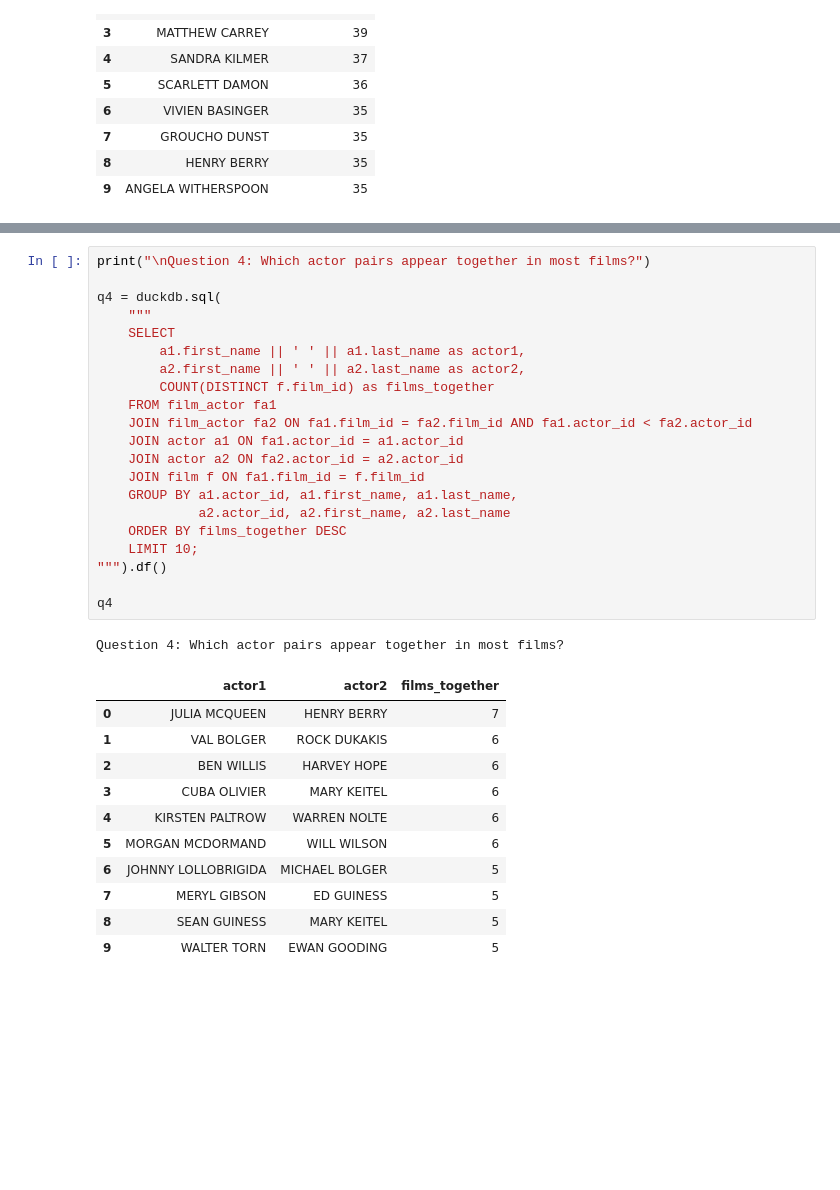
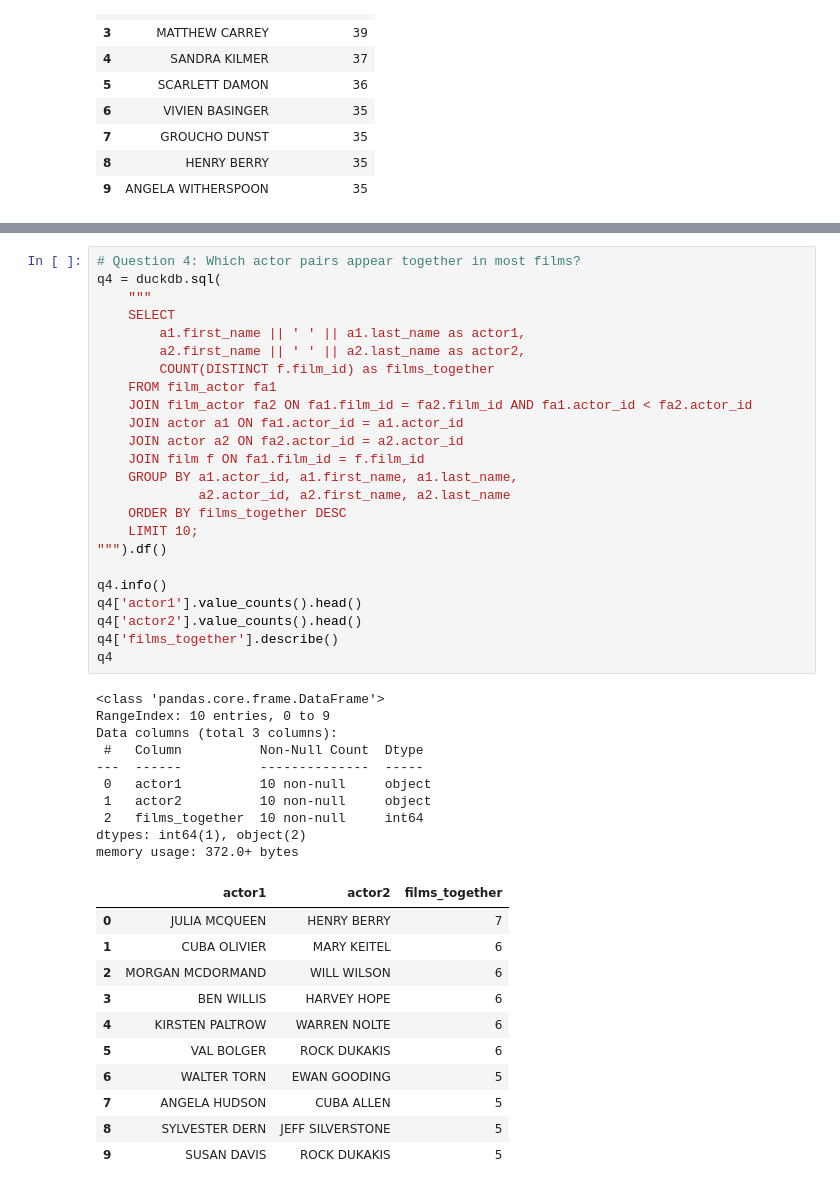
Before and after one commit to NasrWahi/sql_lab1_de25, a Jupyter notebook: duckdb_pandas.ipynb, the cells around one changed output, grey strips where cells are left out. Cells and saved outputs as stored; diff of their text form; blank space fills up the shorter version.

Commit message:
Done with task 1f questions, also combined pandas and duckdb

```diff
--- a/duckdb_pandas.ipynb
+++ b/duckdb_pandas.ipynb
@@ -302,36 +339,48 @@ Question 3: Which actors appear in the most diverse categories?
 | 8 | IAN TANDY | 16 | 31 |
 | 9 | MICHAEL BOLGER | 16 | 30 |
 # %%
-print("\nQuestion 4: Which actor pairs appear together in most films?")
-
+# Question 4: Which actor pairs appear together in most films?
 q4 = duckdb.sql(
     """
     SELECT
         a1.first_name || ' ' || a1.last_name as actor1,
         a2.first_name || ' ' || a2.last_name as actor2,
         COUNT(DISTINCT f.film_id) as films_together
     FROM film_actor fa1
     JOIN film_actor fa2 ON fa1.film_id = fa2.film_id AND fa1.actor_id < fa2.actor_id
     JOIN actor a1 ON fa1.actor_id = a1.actor_id
     JOIN actor a2 ON fa2.actor_id = a2.actor_id
     JOIN film f ON fa1.film_id = f.film_id
     GROUP BY a1.actor_id, a1.first_name, a1.last_name,
              a2.actor_id, a2.first_name, a2.last_name
     ORDER BY films_together DESC
     LIMIT 10;
 """).df()
 
+q4.info()
+q4['actor1'].value_counts().head()
+q4['actor2'].value_counts().head()
+q4['films_together'].describe()
 q4
 # %% [output]
-Question 4: Which actor pairs appear together in most films?
+<class 'pandas.core.frame.DataFrame'>
+RangeIndex: 10 entries, 0 to 9
+Data columns (total 3 columns):
+ #   Column          Non-Null Count  Dtype
+---  ------          --------------  -----
+ 0   actor1          10 non-null     object
+ 1   actor2          10 non-null     object
+ 2   films_together  10 non-null     int64
+dtypes: int64(1), object(2)
+memory usage: 372.0+ bytes
 |  | actor1 | actor2 | films_together |
 | 0 | JULIA MCQUEEN | HENRY BERRY | 7 |
-| 1 | VAL BOLGER | ROCK DUKAKIS | 6 |
-| 2 | BEN WILLIS | HARVEY HOPE | 6 |
-| 3 | CUBA OLIVIER | MARY KEITEL | 6 |
+| 1 | CUBA OLIVIER | MARY KEITEL | 6 |
+| 2 | MORGAN MCDORMAND | WILL WILSON | 6 |
+| 3 | BEN WILLIS | HARVEY HOPE | 6 |
 | 4 | KIRSTEN PALTROW | WARREN NOLTE | 6 |
-| 5 | MORGAN MCDORMAND | WILL WILSON | 6 |
-| 6 | JOHNNY LOLLOBRIGIDA | MICHAEL BOLGER | 5 |
-| 7 | MERYL GIBSON | ED GUINESS | 5 |
-| 8 | SEAN GUINESS | MARY KEITEL | 5 |
-| 9 | WALTER TORN | EWAN GOODING | 5 |
+| 5 | VAL BOLGER | ROCK DUKAKIS | 6 |
+| 6 | WALTER TORN | EWAN GOODING | 5 |
+| 7 | ANGELA HUDSON | CUBA ALLEN | 5 |
+| 8 | SYLVESTER DERN | JEFF SILVERSTONE | 5 |
+| 9 | SUSAN DAVIS | ROCK DUKAKIS | 5 |
```
Also changed, not shown: parts of 9 cells of this notebook.
